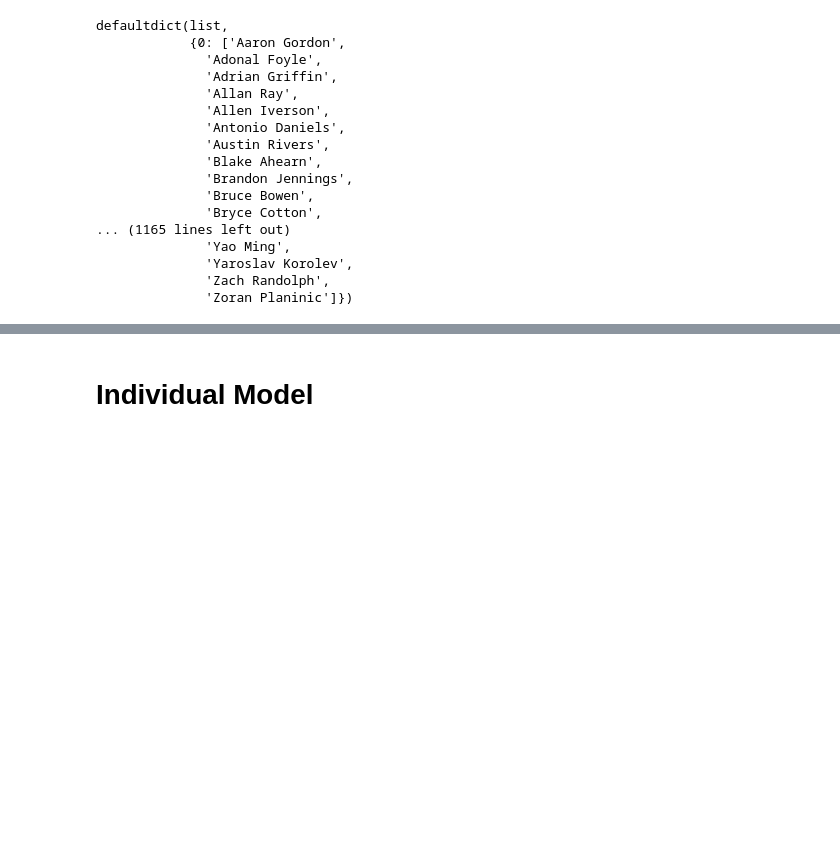
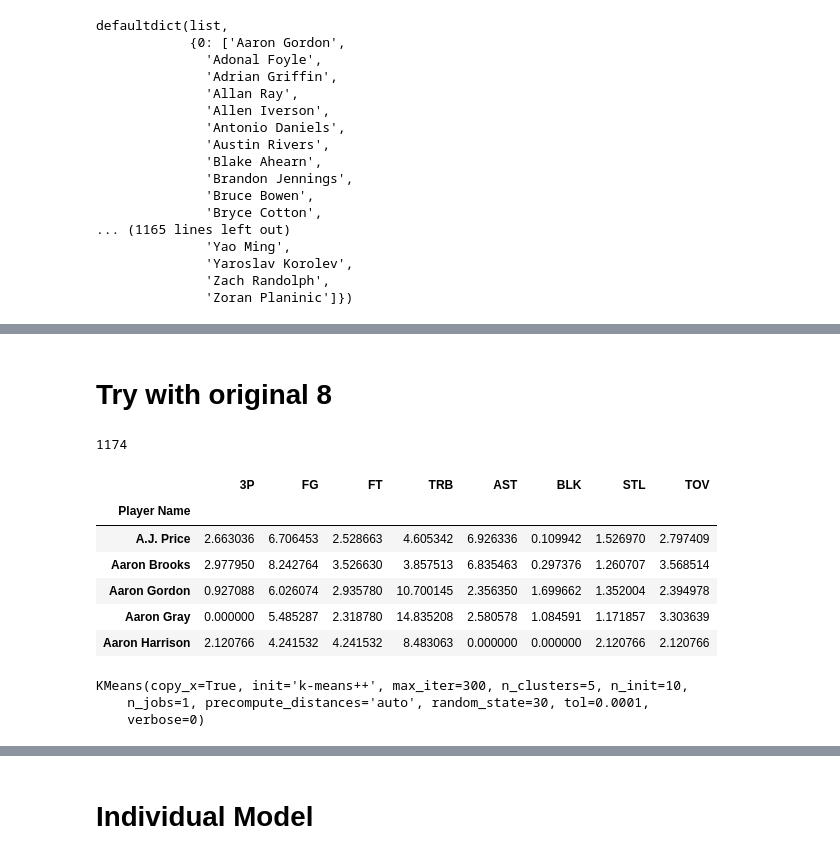
Before and after one commit to EricHPei/fantasy-score-predictor, a Jupyter notebook: score-predictor/src/Test.ipynb, the cells around one changed output, grey strips where cells are left out. Saved outputs shown, nothing was run; the diff lists cells and outputs as text; code cells hidden in the pictures; blank space fills up the shorter version.

Commit message:
good_clusters

```diff
--- a/score-predictor/src/Test.ipynb
+++ b/score-predictor/src/Test.ipynb
@@ -366,0 +367,2 @@ defaultdict(list,
+# %%
+PAA = MakeDF.make_averages_per48(PA)
@@ -366,0 +475,2 @@ defaultdict(list,
+# %% [markdown]
+# Try with original 8
@@ -366,0 +483,20 @@ defaultdict(list,
+# %%
+len(scaled)
+# %% [output]
+1174
+# %%
+PAA.head()
+# %% [output]
+|  | 3P | FG | FT | TRB | AST | BLK | STL | TOV |
+| Player Name |  |  |  |  |  |  |  |  |
+| A.J. Price | 2.663036 | 6.706453 | 2.528663 | 4.605342 | 6.926336 | 0.109942 | 1.526970 | 2.797409 |
+| Aaron Brooks | 2.977950 | 8.242764 | 3.526630 | 3.857513 | 6.835463 | 0.297376 | 1.260707 | 3.568514 |
+| Aaron Gordon | 0.927088 | 6.026074 | 2.935780 | 10.700145 | 2.356350 | 1.699662 | 1.352004 | 2.394978 |
+| Aaron Gray | 0.000000 | 5.485287 | 2.318780 | 14.835208 | 2.580578 | 1.084591 | 1.171857 | 3.303639 |
+| Aaron Harrison | 2.120766 | 4.241532 | 4.241532 | 8.483063 | 0.000000 | 0.000000 | 2.120766 | 2.120766 |
+# %%
+km.fit(scaled)
+# %% [output]
+KMeans(copy_x=True, init='k-means++', max_iter=300, n_clusters=5, n_init=10,
+    n_jobs=1, precompute_distances='auto', random_state=30, tol=0.0001,
+    verbose=0)
```
Also changed, not shown: parts of 22 cells of this notebook, 2 other files.
